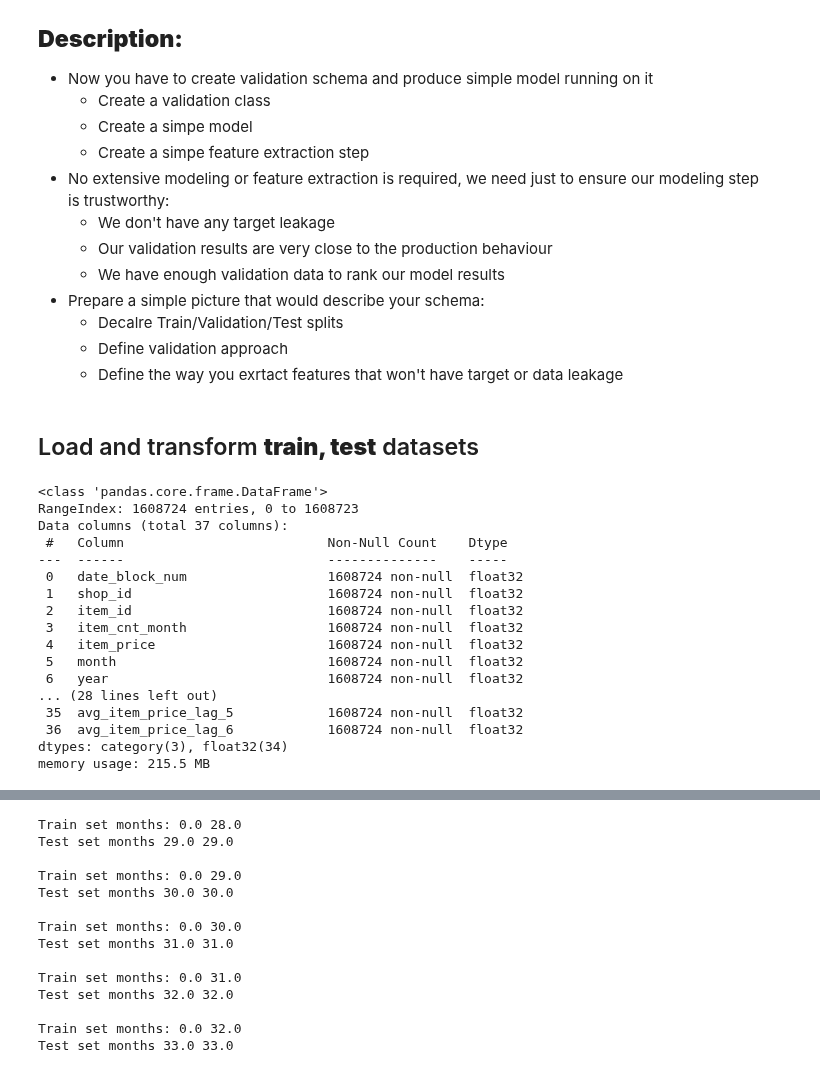
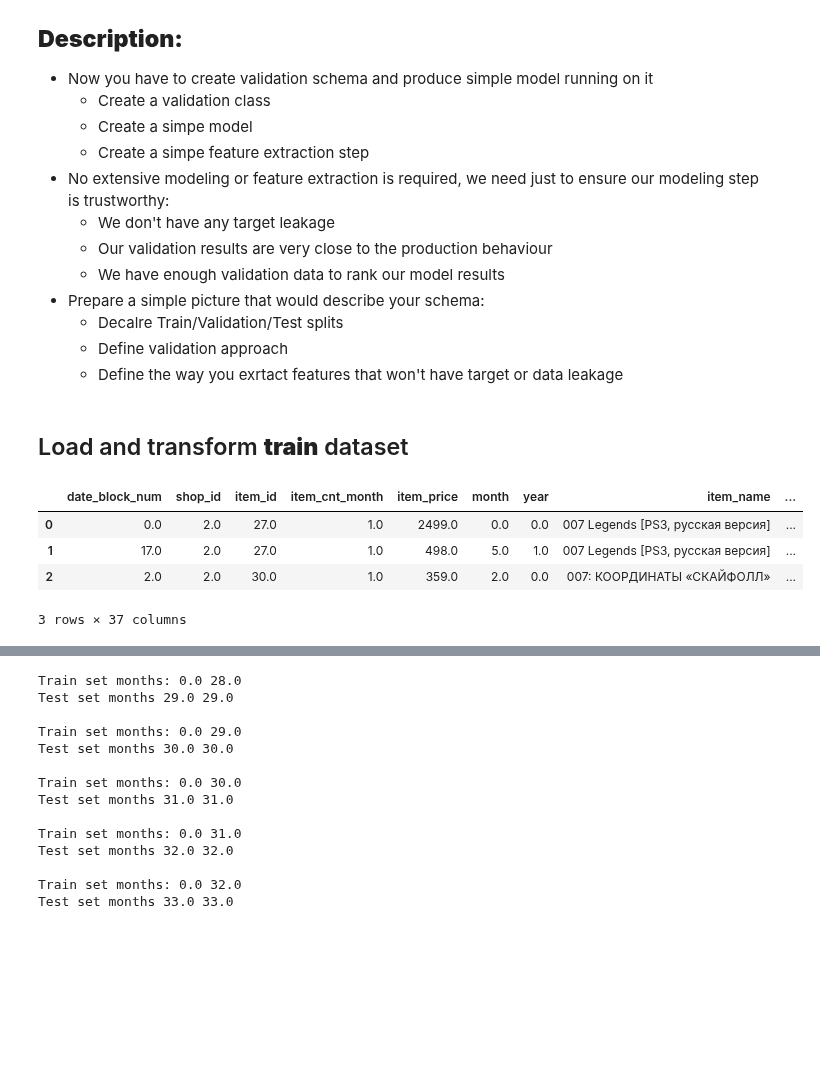
Before and after one commit to Alexennk/ml-ds-practice, a Jupyter notebook: notebooks/validate_notebook.ipynb, the cells around one changed output, grey strips where cells are left out. Saved outputs shown, nothing was run; the diff lists cells and outputs as text; code cells hidden in the pictures; blank space fills up the shorter version.

```diff
--- a/notebooks/validate_notebook.ipynb
+++ b/notebooks/validate_notebook.ipynb
@@ -31,4 +32,4 @@ import scripts.validate as validate # validate.py module
 # %% [markdown]
-## Load and transform **train, test** datasets
+## Load and transform **train** dataset
 # %%
 train_df = pd.read_csv('../data/result_train.csv')
@@ -36,24 +36,12 @@ test_df = pd.read_csv('../data/result_test.csv')
 # %%
 float_columns = train_df.select_dtypes(include=np.number).columns.tolist()
 object_columns = train_df.select_dtypes(include=object).columns.tolist()
 
-train_df = validate.transform_df_types(train_df, int_columns=[], float_columns=float_columns, object_columns=object_columns)
-train_df.info()
+train_df = transform_df_types(train_df, int_columns=[], float_columns=float_columns, object_columns=object_columns)
+train_df.head(3)
 # %% [output]
+|  | date_block_num | shop_id | item_id | item_cnt_month | item_price | month | year | item_name | ... |
+| 0 | 0.0 | 2.0 | 27.0 | 1.0 | 2499.0 | 0.0 | 0.0 | 007 Legends [PS3, русская версия] | ... |
+| 1 | 17.0 | 2.0 | 27.0 | 1.0 | 498.0 | 5.0 | 1.0 | 007 Legends [PS3, русская версия] | ... |
+| 2 | 2.0 | 2.0 | 30.0 | 1.0 | 359.0 | 2.0 | 0.0 | 007: КООРДИНАТЫ «СКАЙФОЛЛ» | ... |
-<class 'pandas.core.frame.DataFrame'>
-RangeIndex: 1608724 entries, 0 to 1608723
-Data columns (total 37 columns):
- #   Column                          Non-Null Count    Dtype
----  ------                          --------------    -----
- 0   date_block_num                  1608724 non-null  float32
- 1   shop_id                         1608724 non-null  float32
- 2   item_id                         1608724 non-null  float32
- 3   item_cnt_month                  1608724 non-null  float32
- 4   item_price                      1608724 non-null  float32
- 5   month                           1608724 non-null  float32
- 6   year                            1608724 non-null  float32
-... (28 lines left out)
- 35  avg_item_price_lag_5            1608724 non-null  float32
- 36  avg_item_price_lag_6            1608724 non-null  float32
-dtypes: category(3), float32(34)
-memory usage: 215.5 MB
+3 rows × 37 columns
```
Also changed, not shown: parts of 55 cells of this notebook, 4 other files.
